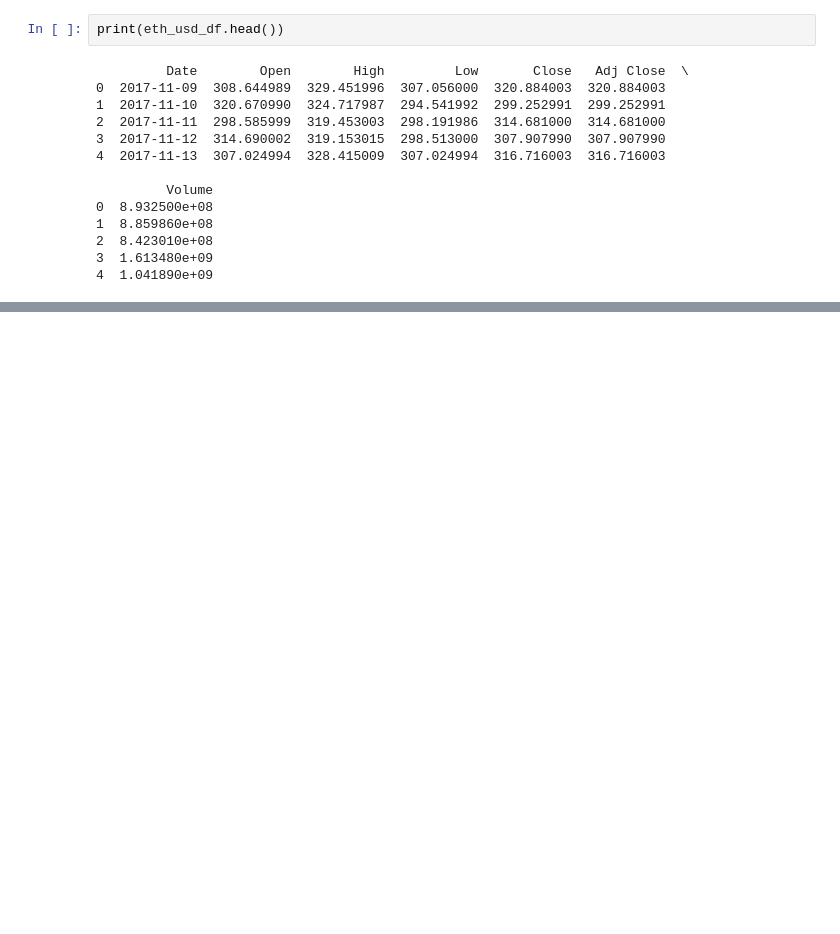
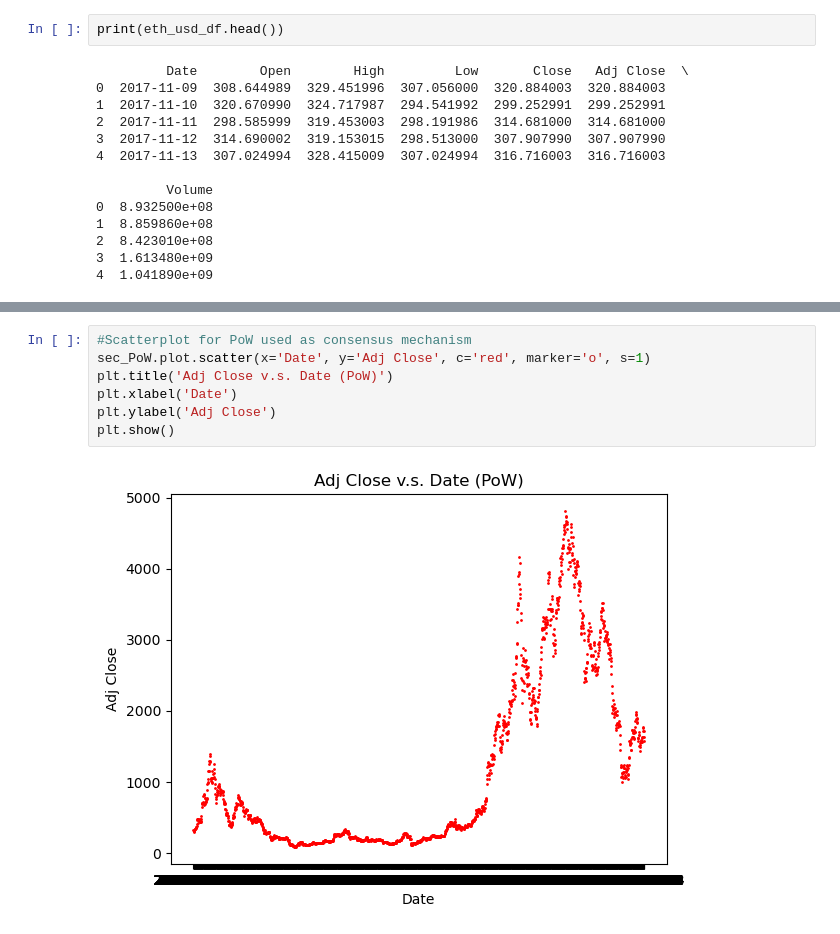
Before and after one commit to AaminaT/ethprediction, a Jupyter notebook: testfile-ETHprice.ipynb, the cells around one changed output, grey strips where cells are left out. Cells and saved outputs as stored; diff of their text form; blank space fills up the shorter version.

```diff
--- a/testfile-ETHprice.ipynb
+++ b/testfile-ETHprice.ipynb
@@ -29,0 +39,9 @@ plt.show()
+# %%
+#Scatterplot for PoW used as consensus mechanism
+sec_PoW.plot.scatter(x='Date', y='Adj Close', c='red', marker='o', s=1)
+plt.title('Adj Close v.s. Date (PoW)')
+plt.xlabel('Date')
+plt.ylabel('Adj Close')
+plt.show()
+# %% [output]
+[figure, added]
```
Also changed, not shown: parts of 4 cells of this notebook.
